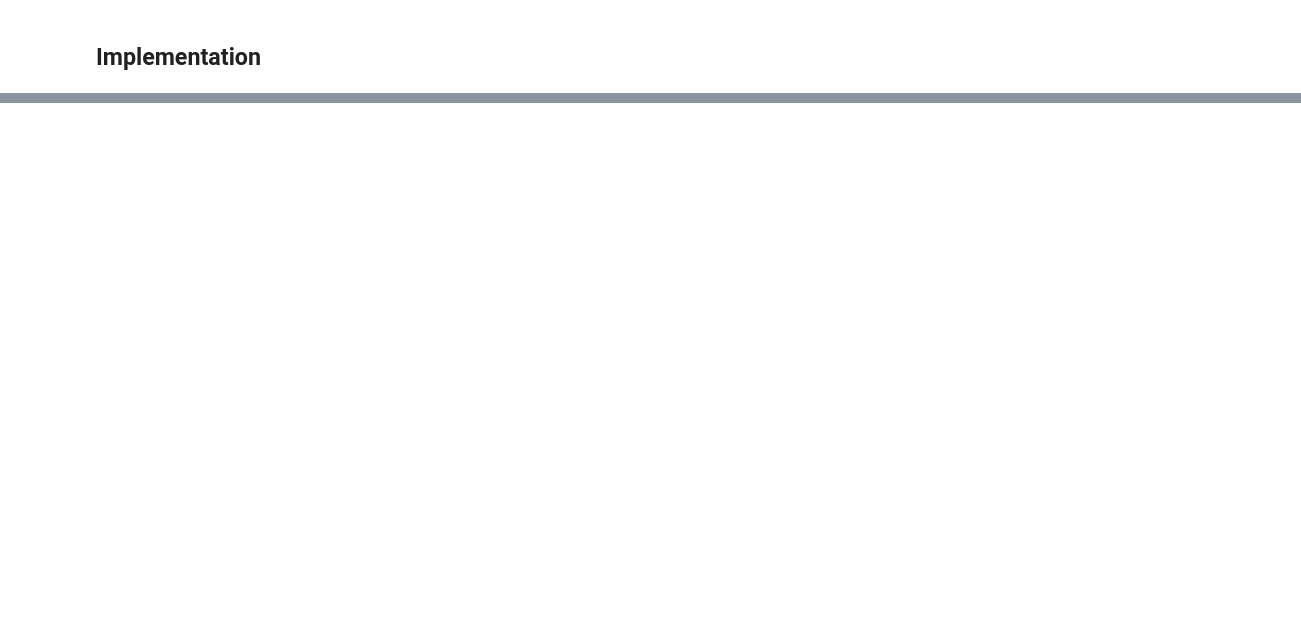
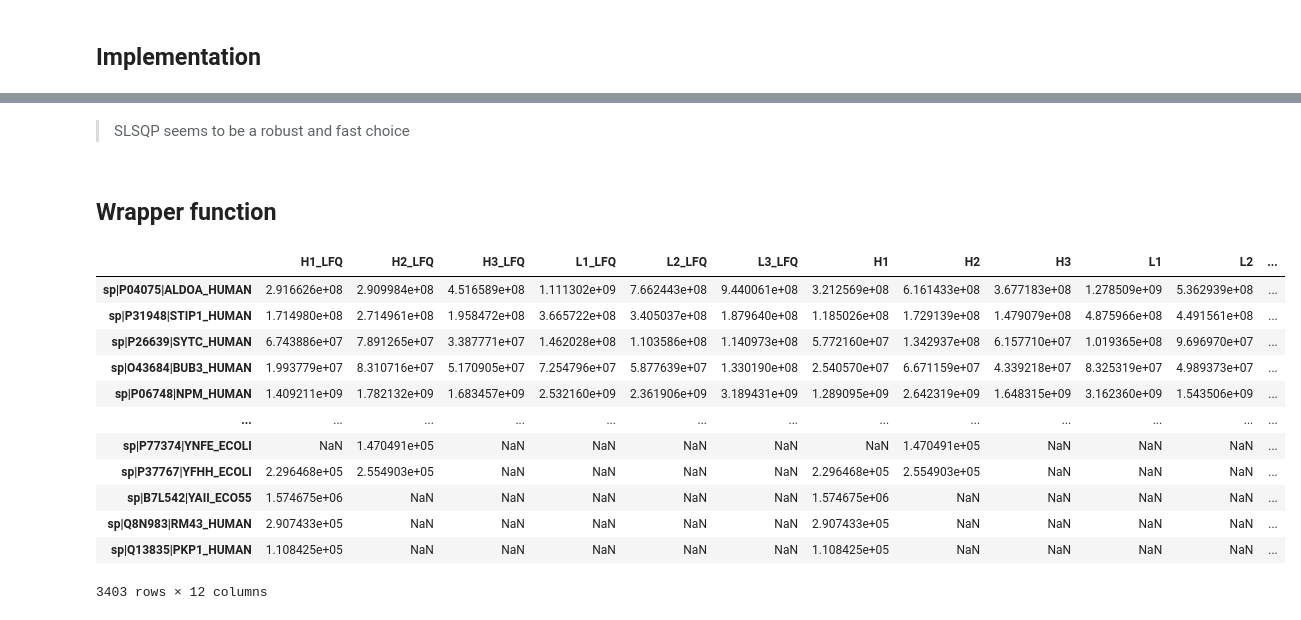
Before and after one commit to MannLabs/alphapept, a Jupyter notebook: nbs/08_quantification.ipynb, the cells around one changed output, grey strips where cells are left out. Saved outputs shown, nothing was run; the diff lists cells and outputs as text; code cells hidden in the pictures; blank space fills up the shorter version.

```diff
--- a/nbs/08_quantification.ipynb
+++ b/nbs/08_quantification.ipynb
@@ -263,0 +393,38 @@ def delayed_normalization(df, field='int_sum', minimum_occurence=None):
+# %%
+
+from itertools import combinations
+from numba.typed import List
+
+n_samples = signal.shape[1]
+
+column_combinations = List()
+[column_combinations.append(_) for _ in combinations(range(n_samples), 2)]
+
+
+methods = {'L-FBGS-B':solve_profile_LFBGSB, 'SLSQP':solve_profile_SLSQP, 'trf':solve_profile_trf}
+results = []
+
+for run in range(20):
+    signal, sample, ground_truth = generate_dummy_data(10,6)
+    ratios = get_protein_ratios(signal.values, column_combinations)
+
+    for method in methods.keys():
+        error = False
+        start = time()
+        try:
+            solution, success = methods[method](ratios)
+            mape = np.mean(np.abs((solution-ground_truth)/ground_truth))
+        except:
+            error = True
+            mape = np.nan
+
+
+        end = time()
+
+        time_elapsed_s = (end-start)
+
+        results.append((method, time_elapsed_s, mape, error, success))
+
+result_df = pd.DataFrame(results, columns=['Method', 'Time Elapsed (s)', 'Mean absolute percentage error', 'Errors', 'Success'])
+
+result_df.groupby('Method').mean()
@@ -263,0 +437,4 @@ def delayed_normalization(df, field='int_sum', minimum_occurence=None):
+# %% [markdown]
+> SLSQP seems to be a robust and fast choice
+# %% [markdown]
+## Wrapper function
@@ -263,0 +490,16 @@ def delayed_normalization(df, field='int_sum', minimum_occurence=None):
+# %%
+protein_table
+# %% [output]
+|  | H1_LFQ | H2_LFQ | H3_LFQ | L1_LFQ | L2_LFQ | L3_LFQ | H1 | H2 | H3 | L1 | L2 | ... |
+| sp|P04075|ALDOA_HUMAN | 2.916626e+08 | 2.909984e+08 | 4.516589e+08 | 1.111302e+09 | 7.662443e+08 | 9.440061e+08 | 3.212569e+08 | 6.161433e+08 | 3.677183e+08 | 1.278509e+09 | 5.362939e+08 | ... |
+| sp|P31948|STIP1_HUMAN | 1.714980e+08 | 2.714961e+08 | 1.958472e+08 | 3.665722e+08 | 3.405037e+08 | 1.879640e+08 | 1.185026e+08 | 1.729139e+08 | 1.479079e+08 | 4.875966e+08 | 4.491561e+08 | ... |
+| sp|P26639|SYTC_HUMAN | 6.743886e+07 | 7.891265e+07 | 3.387771e+07 | 1.462028e+08 | 1.103586e+08 | 1.140973e+08 | 5.772160e+07 | 1.342937e+08 | 6.157710e+07 | 1.019365e+08 | 9.696970e+07 | ... |
+| sp|O43684|BUB3_HUMAN | 1.993779e+07 | 8.310716e+07 | 5.170905e+07 | 7.254796e+07 | 5.877639e+07 | 1.330190e+08 | 2.540570e+07 | 6.671159e+07 | 4.339218e+07 | 8.325319e+07 | 4.989373e+07 | ... |
+| sp|P06748|NPM_HUMAN | 1.409211e+09 | 1.782132e+09 | 1.683457e+09 | 2.532160e+09 | 2.361906e+09 | 3.189431e+09 | 1.289095e+09 | 2.642319e+09 | 1.648315e+09 | 3.162360e+09 | 1.543506e+09 | ... |
+| ... | ... | ... | ... | ... | ... | ... | ... | ... | ... | ... | ... | ... |
+| sp|P77374|YNFE_ECOLI | NaN | 1.470491e+05 | NaN | NaN | NaN | NaN | NaN | 1.470491e+05 | NaN | NaN | NaN | ... |
+| sp|P37767|YFHH_ECOLI | 2.296468e+05 | 2.554903e+05 | NaN | NaN | NaN | NaN | 2.296468e+05 | 2.554903e+05 | NaN | NaN | NaN | ... |
+| sp|B7L542|YAII_ECO55 | 1.574675e+06 | NaN | NaN | NaN | NaN | NaN | 1.574675e+06 | NaN | NaN | NaN | NaN | ... |
+| sp|Q8N983|RM43_HUMAN | 2.907433e+05 | NaN | NaN | NaN | NaN | NaN | 2.907433e+05 | NaN | NaN | NaN | NaN | ... |
+| sp|Q13835|PKP1_HUMAN | 1.108425e+05 | NaN | NaN | NaN | NaN | NaN | 1.108425e+05 | NaN | NaN | NaN | NaN | ... |
+3403 rows × 12 columns
```
Also changed, not shown: parts of 33 cells of this notebook.
